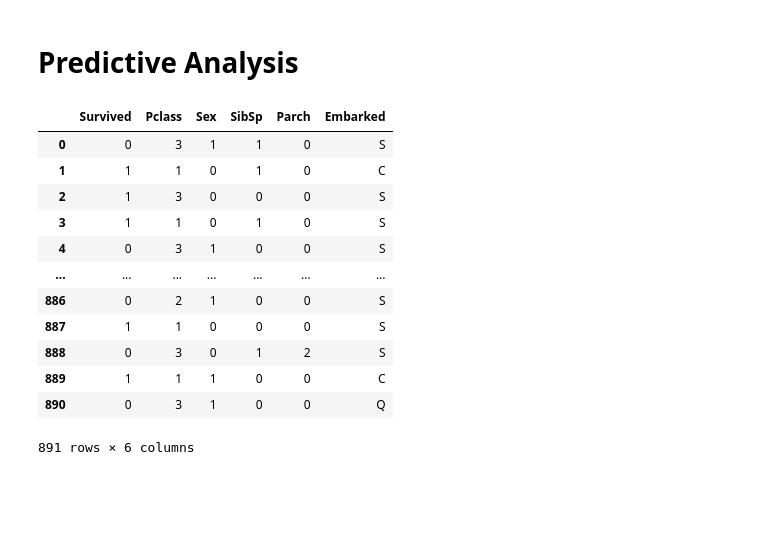
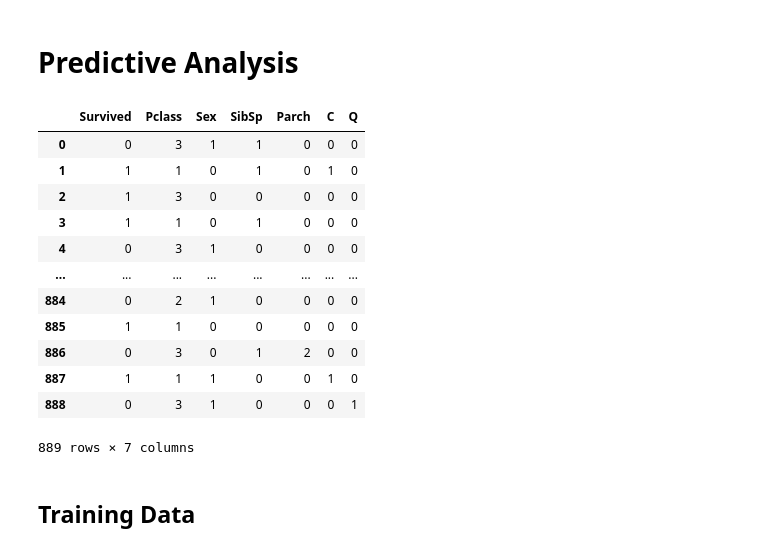
Before and after one commit to XJoseAntonioX/KaggleTitanic, a Jupyter notebook: Titanic.ipynb, the cells around one changed output. Saved outputs shown, nothing was run; the diff lists cells and outputs as text; code cells hidden in the pictures; blank space fills up the shorter version.

```diff
--- a/Titanic.ipynb
+++ b/Titanic.ipynb
@@ -312,25 +311,32 @@ train_data
 # %% [markdown]
 # Predictive Analysis
 # %%
+from sklearn.preprocessing import MultiLabelBinarizer
+
 def gender_to_bool(a):
     if a.strip() == 'male':
         return 1
     else:
         return 0
 
 train_data["Sex"] = train_data["Sex"].apply(gender_to_bool)
+
+train_data.dropna(subset = "Embarked", inplace = True, ignore_index = True)
+binarizer = pd.get_dummies(train_data["Embarked"], dtype= int).iloc[:,0:2]
+train_data = pd.concat([train_data,binarizer], axis = 1)
+train_data.drop(columns = "Embarked", inplace = True)
 train_data
 # %% [output]
-|  | Survived | Pclass | Sex | SibSp | Parch | Embarked |
-| 0 | 0 | 3 | 1 | 1 | 0 | S |
-| 1 | 1 | 1 | 0 | 1 | 0 | C |
-| 2 | 1 | 3 | 0 | 0 | 0 | S |
-| 3 | 1 | 1 | 0 | 1 | 0 | S |
-| 4 | 0 | 3 | 1 | 0 | 0 | S |
-| ... | ... | ... | ... | ... | ... | ... |
-| 886 | 0 | 2 | 1 | 0 | 0 | S |
-| 887 | 1 | 1 | 0 | 0 | 0 | S |
-| 888 | 0 | 3 | 0 | 1 | 2 | S |
-| 889 | 1 | 1 | 1 | 0 | 0 | C |
-| 890 | 0 | 3 | 1 | 0 | 0 | Q |
+|  | Survived | Pclass | Sex | SibSp | Parch | C | Q |
+| 0 | 0 | 3 | 1 | 1 | 0 | 0 | 0 |
+| 1 | 1 | 1 | 0 | 1 | 0 | 1 | 0 |
+| 2 | 1 | 3 | 0 | 0 | 0 | 0 | 0 |
+| 3 | 1 | 1 | 0 | 1 | 0 | 0 | 0 |
+| 4 | 0 | 3 | 1 | 0 | 0 | 0 | 0 |
+| ... | ... | ... | ... | ... | ... | ... | ... |
+| 884 | 0 | 2 | 1 | 0 | 0 | 0 | 0 |
+| 885 | 1 | 1 | 0 | 0 | 0 | 0 | 0 |
+| 886 | 0 | 3 | 0 | 1 | 2 | 0 | 0 |
+| 887 | 1 | 1 | 1 | 0 | 0 | 1 | 0 |
+| 888 | 0 | 3 | 1 | 0 | 0 | 0 | 1 |
-891 rows × 6 columns
+889 rows × 7 columns
@@ -340,0 +343,2 @@ clf = RandomForestClassifier(max_depth=2, random_state=0)
+# %% [markdown]
+## Training Data
```
Also changed, not shown: parts of 6 cells of this notebook, 1 other file.
